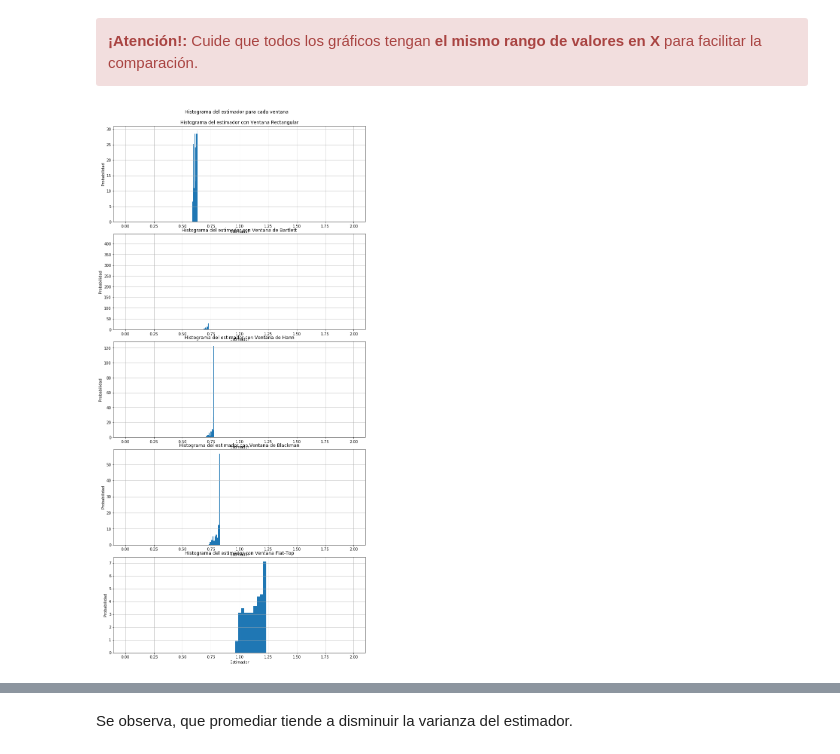
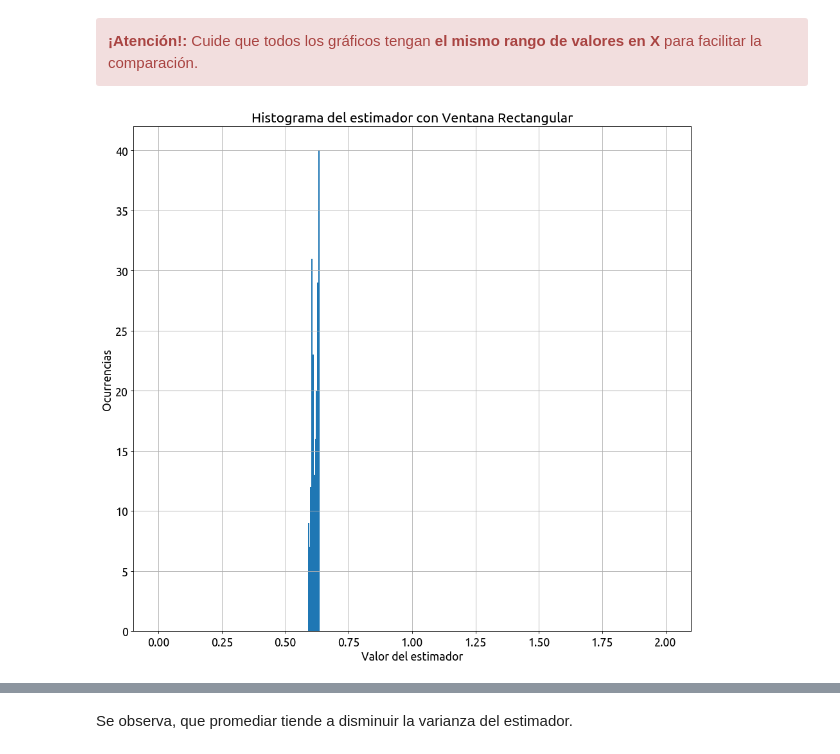
Before and after one commit to LisandroRobles/tps_dsp, a Jupyter notebook: tp2/TP2 - Ventanas.ipynb, the cells around one changed output, grey strips where cells are left out. Drawn from its saved outputs; the diff is of its cells as text; code cells hidden in the pictures.

```diff
--- a/tp2/TP2 - Ventanas.ipynb
+++ b/tp2/TP2 - Ventanas.ipynb
@@ -1050,6 +1030,12 @@ ADC = converter.adc(fs,Vref_low,Vref_high,n)
 ########################################
 # Simulo la cuantificación del ADC     #
 ########################################
+
+#Dithering. Le agrego ruido de +- (1/2 LSB)
+dithering = np.random.uniform(-ADC.q,ADC.q,N)
+
+#Le agrego el dithering
+x[:,0] = x[:,0] + dithering
 
 #Normalizo la señal bitonal para que entre en el rango dinamico y no se sature
 x = (x*(ADC.C_max*ADC.q))/(max(np.abs(x)))
@@ -1329,0 +1302,12 @@ for Xi,d1i in zip(X,d1):
+# %%
+i = 0
+for Xi,d1i in zip(X,d1):
+    plt.figure(figsize=(fig_sz_x, fig_sz_y), dpi= fig_dpi, facecolor='w', edgecolor='k')
+    plt.plot(f,Xi)
+    plt.title('Espectro de módulo para $d_{1} = ' + str(d1i) + '$ , $a_{2} =' + str(20*np.log10(a2)) + '$ dB')
+    plt.ylabel('$|X(\Omega)|$')
+    plt.xlabel('$\\Omega$')
+    plt.axis('tight')
+    plt.grid()
+    plt.show()
+    i = i + 1
@@ -2063,45 +2065,46 @@ for wi in w:
 # %%
 ######################################
 # Presentación gráfica de resultados #
 ######################################
 
-fig, axarr = plt.subplots(5, 1,figsize = (10,20))
-fig.suptitle('Histograma del estimador para cada ventana',fontsize=12,y = 1.02)
-fig.tight_layout()
+plt.figure(figsize=(fig_sz_x, fig_sz_y), dpi= fig_dpi, facecolor='w', edgecolor='k')
+plt.hist(np.transpose(Ao_est[0]),range = (0,2),bins = 'auto')
+plt.title('Histograma del estimador con Ventana Rectangular')
+plt.ylabel('Ocurrencias')
+plt.xlabel('Valor del estimador')
+plt.axis('tight')
+plt.grid()
 
-axarr[0].hist(np.transpose(Ao_est[0]),range = (0,2),bins = 'auto',normed = True)
-axarr[0].set_title('Histograma del estimador con Ventana Rectangular')
-axarr[0].set_ylabel('Probabilidad')
-axarr[0].set_xlabel('Estimador')
-axarr[0].axis('tight')
-axarr[0].grid()
+plt.figure(figsize=(fig_sz_x, fig_sz_y), dpi= fig_dpi, facecolor='w', edgecolor='k')
+plt.hist(np.transpose(Ao_est[1]),range = (0,2),bins = 'auto')
+plt.title('Histograma del estimador con Ventana de Bartlett')
+plt.ylabel('Ocurrencias')
+plt.xlabel('Valor del estimador')
+plt.axis('tight')
+plt.grid()
 
-axarr[1].hist(np.transpose(Ao_est[1]),range = (0,2),bins = 'auto',normed = True)
-axarr[1].set_title('Histograma del estimador con Ventana de Bartlett')
-axarr[1].set_ylabel('Probabilidad')
-axarr[1].set_xlabel('Estimador')
-axarr[1].axis('tight')
-axarr[1].grid()
+plt.figure(figsize=(fig_sz_x, fig_sz_y), dpi= fig_dpi, facecolor='w', edgecolor='k')
+plt.hist(np.transpose(Ao_est[2]),range = (0,2),bins = 'auto')
+plt.title('Histograma del estimador con Ventana de Hann')
+plt.ylabel('Ocurrencias')
+plt.xlabel('Valor del estimador')
+plt.axis('tight')
+plt.grid()
 
-axarr[2].hist(np.transpose(Ao_est[2]),range = (0,2),bins = 'auto',normed = True)
-axarr[2].set_title('Histograma del estimador con Ventana de Hann')
-axarr[2].set_ylabel('Probabilidad')
-axarr[2].set_xlabel('Estimador')
-axarr[2].axis('tight')
-axarr[2].grid()
+plt.figure(figsize=(fig_sz_x, fig_sz_y), dpi= fig_dpi, facecolor='w', edgecolor='k')
+plt.hist(np.transpose(Ao_est[3]),range = (0,2),bins = 'auto')
+plt.title('Histograma del estimador con Ventana de Blackman')
+plt.ylabel('Ocurrencias')
+plt.xlabel('Valor del estimador')
+plt.axis('tight')
+plt.grid()
 
-axarr[3].hist(np.transpose(Ao_est[3]),range = (0,2),bins = 'auto',normed = True)
-axarr[3].set_title('Histograma del estimador con Ventana de Blackman')
-axarr[3].set_ylabel('Probabilidad')
-axarr[3].set_xlabel('Estimador')
-axarr[3].axis('tight')
-axarr[3].grid()
-
-axarr[4].hist(np.transpose(Ao_est[4]),range = (0,2),bins = 'auto',normed = True)
-axarr[4].set_title('Histograma del estimador con Ventana Flat-Top')
-axarr[4].set_ylabel('Probabilidad')
-axarr[4].set_xlabel('Estimador')
-axarr[4].axis('tight')
-axarr[4].grid()
+plt.figure(figsize=(fig_sz_x, fig_sz_y), dpi= fig_dpi, facecolor='w', edgecolor='k')
+plt.hist(np.transpose(Ao_est[4]),range = (0,2),bins = 'auto')
+plt.title('Histograma del estimador con Ventana Flat-Top')
+plt.ylabel('Ocurrencias')
+plt.xlabel('Valor del estimador')
+plt.axis('tight')
+plt.grid()
 # %% [output]
-[figure, old version]
+[figure, new version]
```
Also changed, not shown: parts of 27 cells of this notebook.
